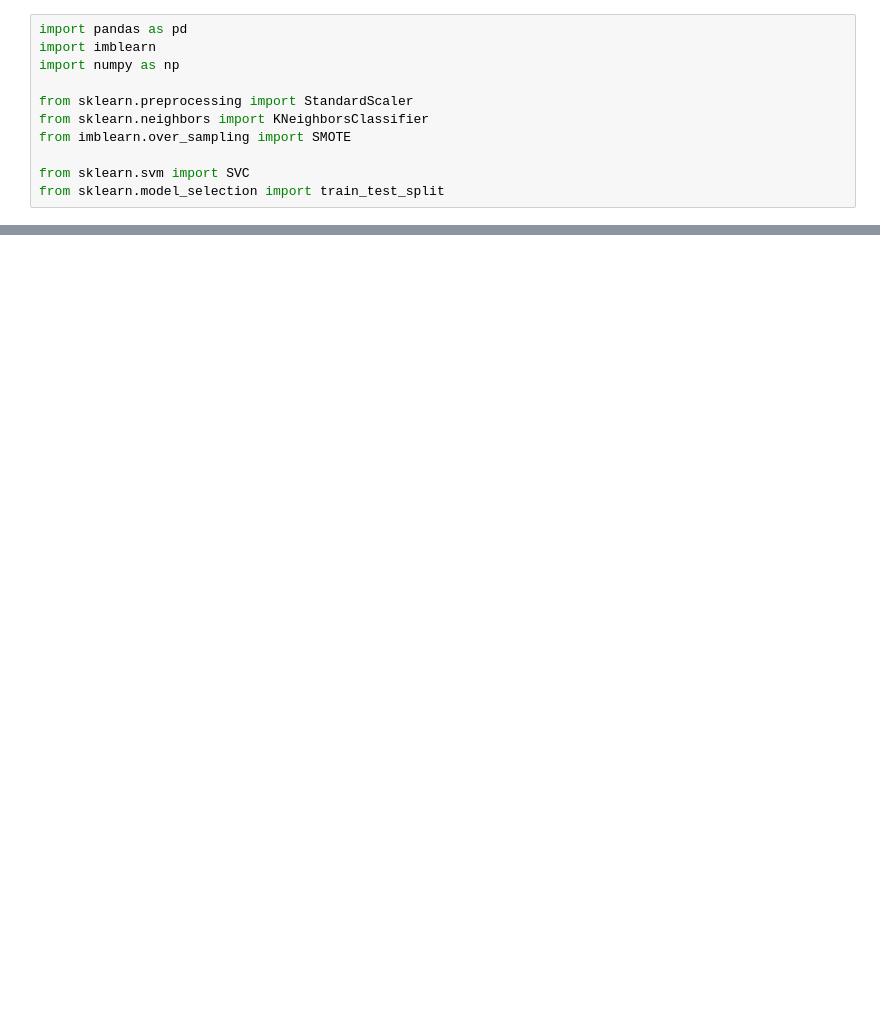
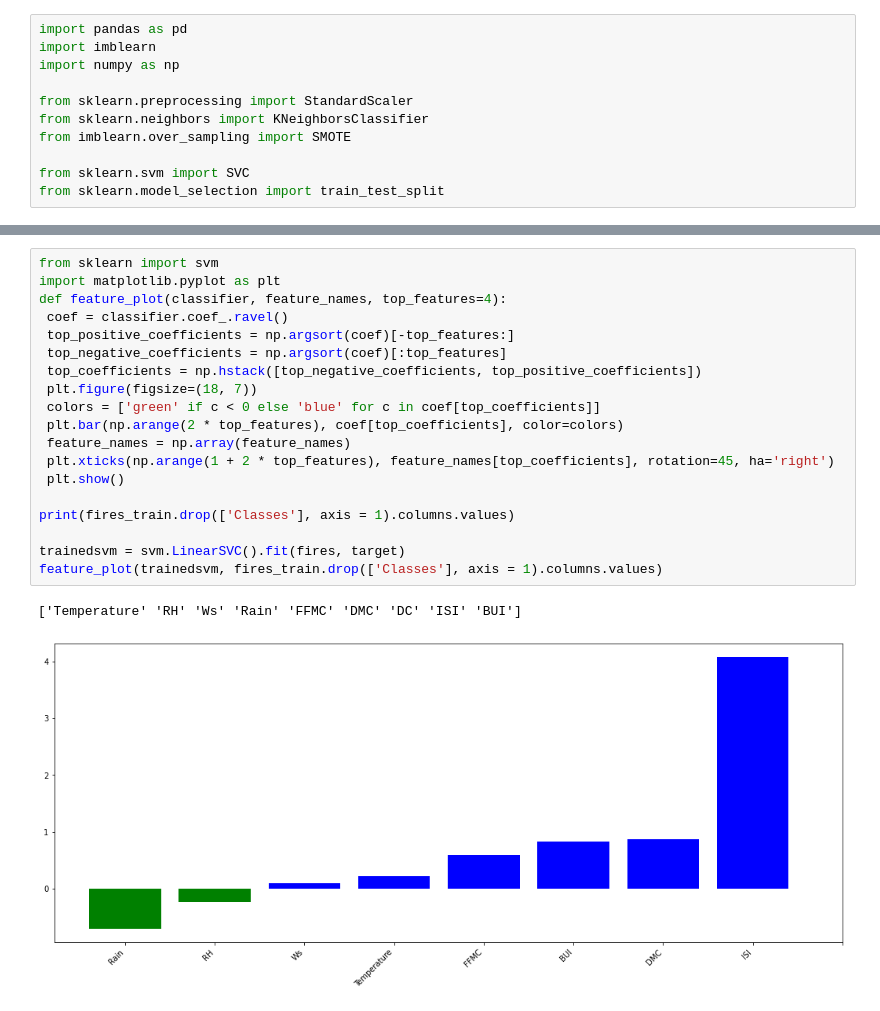
Before and after one commit to Jacqueline45/EE559_Algerian_Forest_Fires_Prediction, a Jupyter notebook: SVM.ipynb, the cells around one changed output, grey strips where cells are left out. Drawn from its saved outputs; the diff is of its cells as text; blank space fills up the shorter version.

```diff
--- a/SVM.ipynb
+++ b/SVM.ipynb
@@ -117,0 +171,22 @@ pred_test_rbf1 = model_rbf1.predict(X_test)
+# %%
+from sklearn import svm
+import matplotlib.pyplot as plt
+def feature_plot(classifier, feature_names, top_features=4):
+ coef = classifier.coef_.ravel()
+ top_positive_coefficients = np.argsort(coef)[-top_features:]
+ top_negative_coefficients = np.argsort(coef)[:top_features]
+ top_coefficients = np.hstack([top_negative_coefficients, top_positive_coefficients])
+ plt.figure(figsize=(18, 7))
+ colors = ['green' if c < 0 else 'blue' for c in coef[top_coefficients]]
+ plt.bar(np.arange(2 * top_features), coef[top_coefficients], color=colors)
+ feature_names = np.array(feature_names)
+ plt.xticks(np.arange(1 + 2 * top_features), feature_names[top_coefficients], rotation=45, ha='right')
+ plt.show()
+
+print(fires_train.drop(['Classes'], axis = 1).columns.values)
+
+trainedsvm = svm.LinearSVC().fit(fires, target)
+feature_plot(trainedsvm, fires_train.drop(['Classes'], axis = 1).columns.values)
+# %% [output]
+['Temperature' 'RH' 'Ws' 'Rain' 'FFMC' 'DMC' 'DC' 'ISI' 'BUI']
+[figure, added]
```
Also changed, not shown: parts of 20 cells of this notebook.
